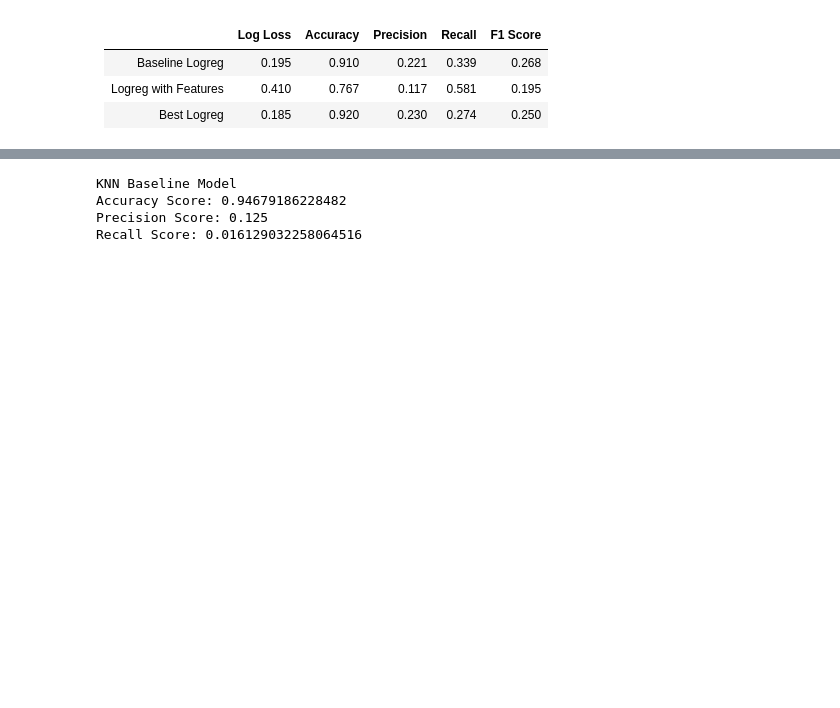
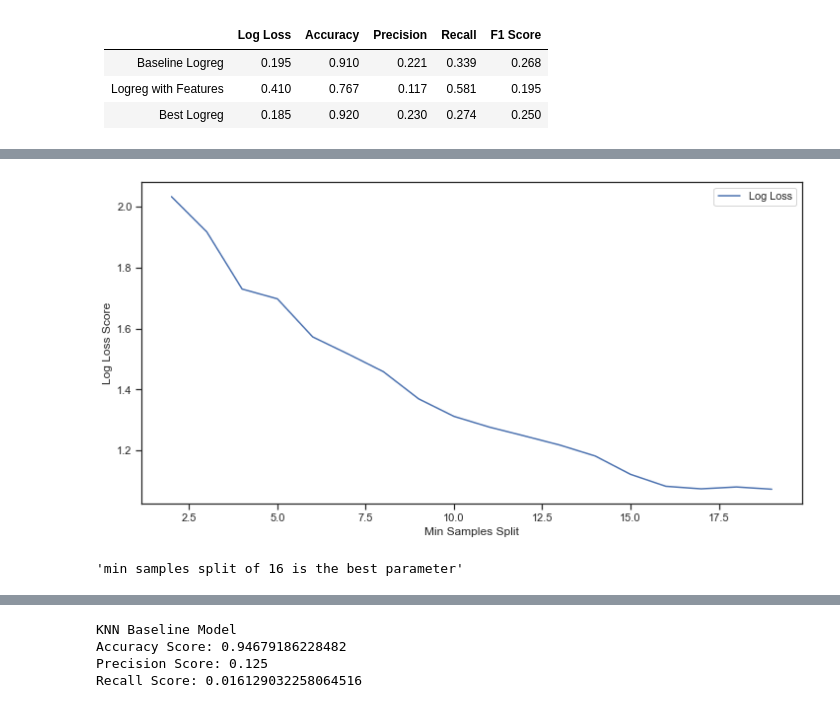
Before and after one commit to VolhaP87/Stroke_Prediction_Analysis, a Jupyter notebook: Stroke_prediction1.ipynb, the cells around one changed output, grey strips where cells are left out. Cells and saved outputs as stored; diff of their text form; code cells hidden in the pictures; blank space fills up the shorter version.

```diff
--- a/Stroke_prediction1.ipynb
+++ b/Stroke_prediction1.ipynb
@@ -397,0 +451,29 @@ plot_confusion_matrix(logreg_best_model, X_test, y_test, cmap = plt.cm.Blues);
+# %%
+min_samples_splits = np.arange(2, 20)
+log_loss_results = []
+for min_samples_split in min_samples_splits:
+    dt = DecisionTreeClassifier(
+        min_samples_split=int(min_samples_split),
+        random_state=42)
+    dt.fit(X_train_resampled, y_train_resampled)
+    y_pred = dt.predict(X_test)
+    dt_log_loss = cross_val_score(
+        dt,
+        X_train_resampled,
+        y_train_resampled,
+        scoring='neg_log_loss')
+    dtlog_loss = -(dt_log_loss.mean())
+    log_loss_results.append(dtlog_loss)
+
+plt.figure(figsize=(12,6))
+plt.plot(min_samples_splits, log_loss_results, label='Log Loss')
+plt.ylabel('Log Loss Score')
+plt.xlabel("Min Samples Split")
+plt.legend()
+plt.show()
+# %% [output]
+[figure, added]
+# %%
+"""min samples split of 16 is the best parameter"""
+# %% [output]
+'min samples split of 16 is the best parameter'
```
Also changed, not shown: parts of 20 cells of this notebook.
